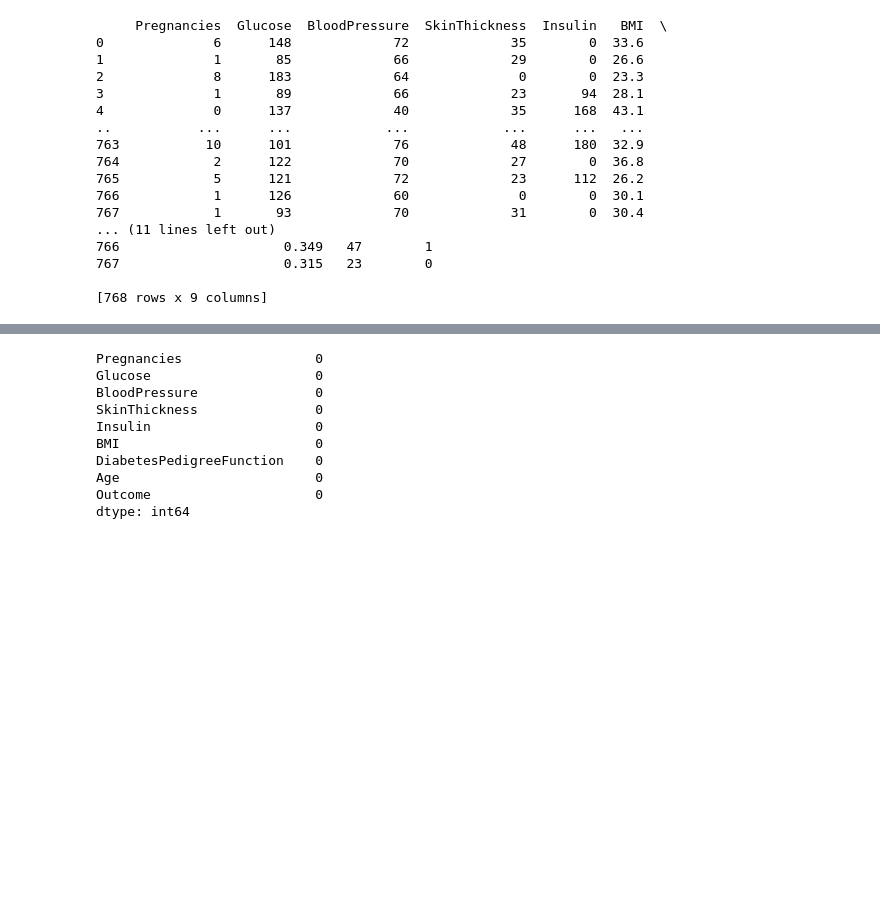
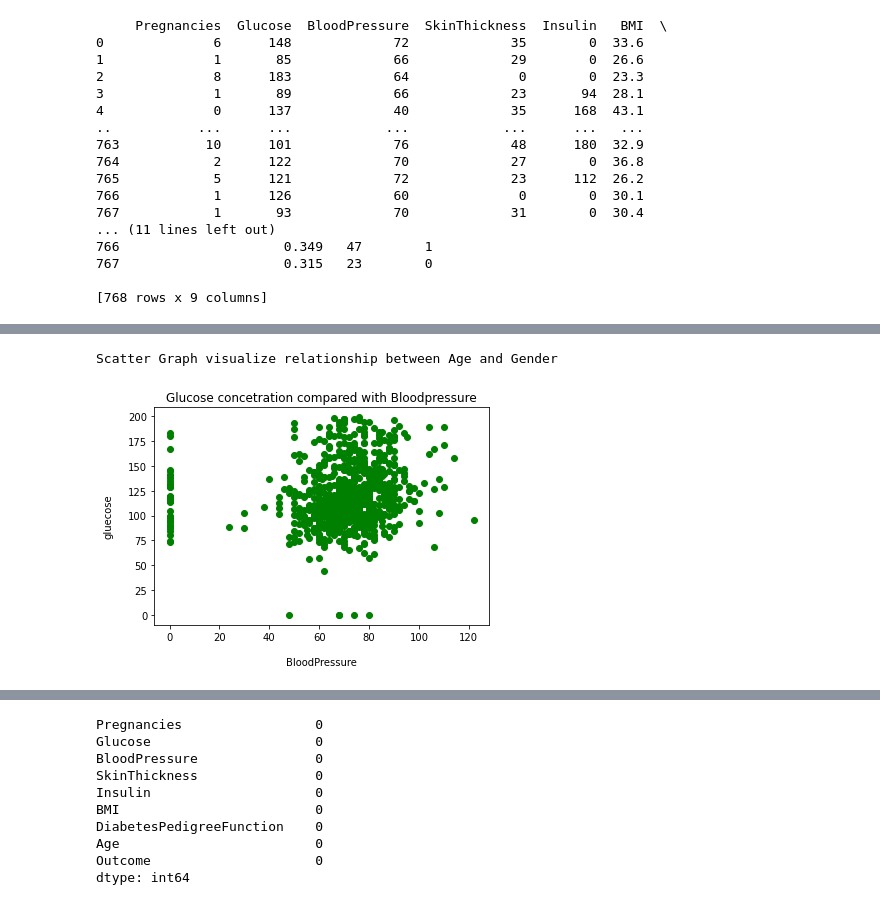
Before and after one commit to johnnjoroge0/Diabetes-data-analysis, a Jupyter notebook: Diabetes data analysis.ipynb, the cells around one changed output, grey strips where cells are left out. Cells and saved outputs as stored; diff of their text form; code cells hidden in the pictures; blank space fills up the shorter version.

```diff
--- a/Diabetes data analysis.ipynb
+++ b/Diabetes data analysis.ipynb
@@ -105,0 +74,12 @@ plt.show()
+# %%
+#VISUALIZATION CORRECTION USING SCATTER GRAPH
+from matplotlib import pyplot
+pyplot.scatter(Data1["BloodPressure"],Data1["Glucose"],color="green")
+pyplot.title("Glucose concetration compared with Bloodpressure")
+pyplot.xlabel("BloodPressure",labelpad=15)
+pyplot.ylabel("gluecose",labelpad=15)
+print("Scatter Graph visualize relationship between Age and Gender")
+pyplot.show()
+# %% [output]
+Scatter Graph visualize relationship between Age and Gender
+[figure, added]
```
Also changed, not shown: parts of 14 cells of this notebook.
